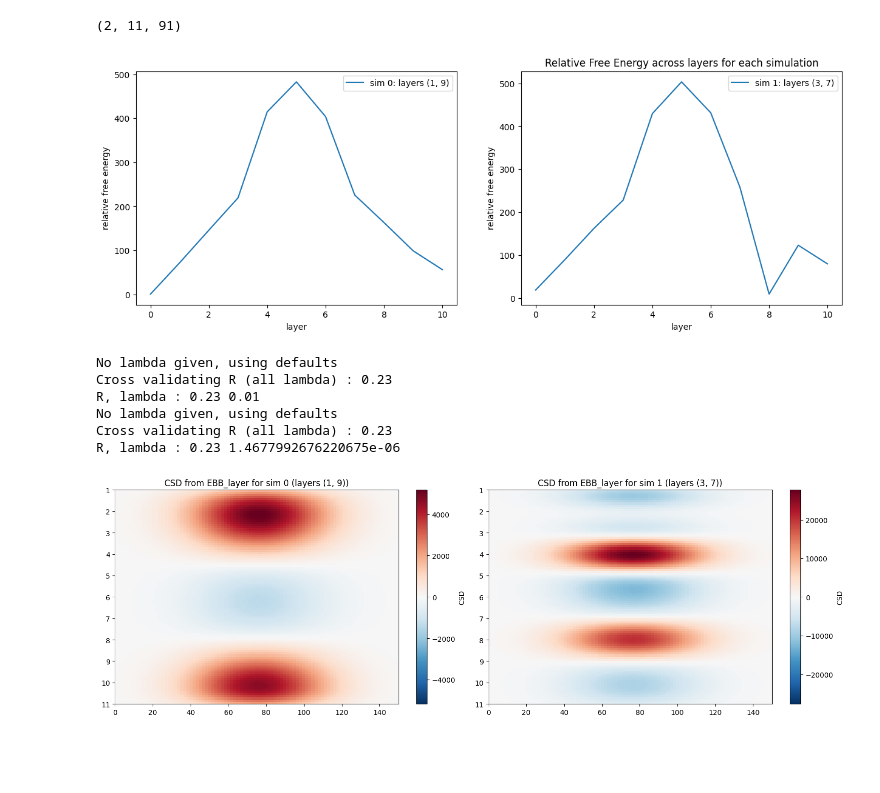
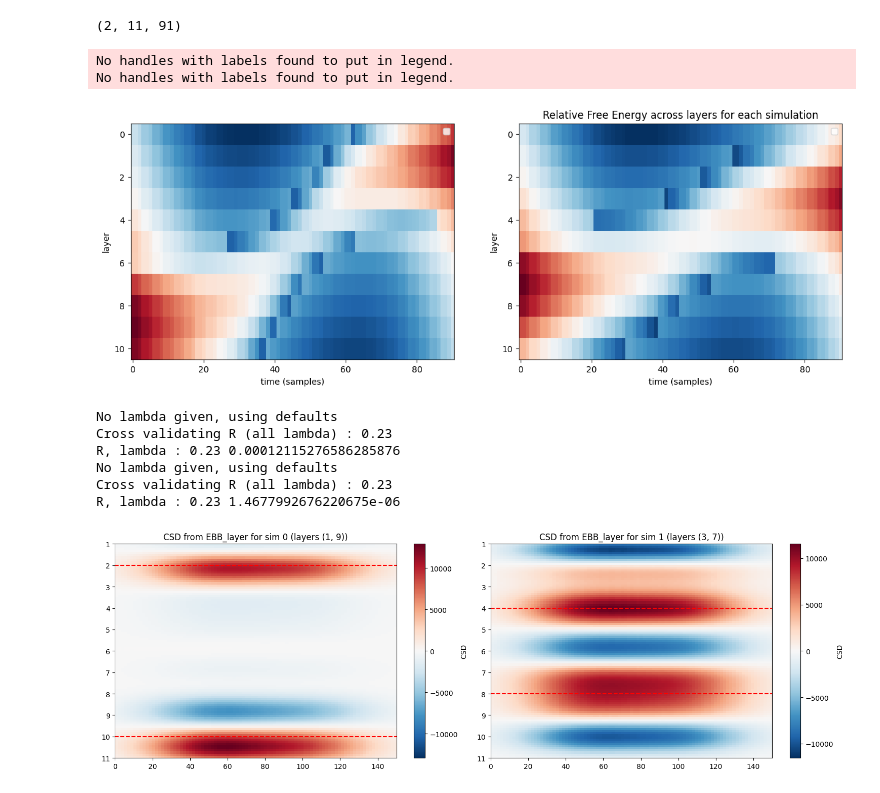
Before and after one commit to solenegailhard/laminar_csd_method, a Jupyter notebook: simulations/2_double_dipole/2_consecutive/cluster/check_single_sim_res.ipynb, the cells around one changed output. Cells and saved outputs as stored; diff of their text form; code cells hidden in the pictures; blank space fills up the shorter version.

Commit message:
added param signal width

```diff
--- a/simulations/2_double_dipole/2_consecutive/cluster/check_single_sim_res.ipynb
+++ b/simulations/2_double_dipole/2_consecutive/cluster/check_single_sim_res.ipynb
@@ -10,8 +10,7 @@ from lameg.laminar import compute_csd
 from lameg.viz import plot_csd
 # %%
 filepath = '/home/sgailhard/Documents/laminar_meg/laminar_csd_method/simulations/2_double_dipole/2_consecutive/cluster/sim_2_consec_sources'
-#filename = 'vx27692_2_consec_sources_tmp_dist25win_size25.pickle'
-filename = 'vx27692_2_consec_sources_tmp_dist10win_size10.pickle'
+filename = 'vx27692_2_consec_sources_width25_tmp_dist50_win_size50.pickle'
 
 with open(os.path.join(filepath, filename), 'rb') as f:
     data = pickle.load(f)
@@ -61,14 +60,16 @@ relativeFs.shape #(n_sim, n_layers)
 # %%
 fig, ax = plt.subplots(1, relativeFs.shape[0], figsize=(15, 5))
 for i in range(relativeFs.shape[0]):
-    ax[i].plot(relativeFs[i, :, 45], label=f'sim {i}: layers {data["sim_layers"][i]}')
-    ax[i].set_xlabel('layer')
-    ax[i].set_ylabel('relative free energy')
+    plot = ax[i].imshow(relativeFs[i], cmap="RdBu_r", aspect='auto')
+    ax[i].set_xlabel('time (samples)')
+    ax[i].set_ylabel('layer')
     ax[i].legend()
 plt.title('Relative Free Energy across layers for each simulation')
 plt.show()
 # %% [output]
+No handles with labels found to put in legend.
+No handles with labels found to put in legend.
-[figure, old version]
+[figure, new version]
 # %%
 # get the ebb matrix
 sfreq = data['sfreq']
@@ -81,7 +82,7 @@ csd_ebb = np.array([
 # %% [output]
 No lambda given, using defaults
 Cross validating R (all lambda) : 0.23
-R, lambda : 0.23 0.01
+R, lambda : 0.23 0.00012115276586285876
 No lambda given, using defaults
 Cross validating R (all lambda) : 0.23
 R, lambda : 0.23 1.4677992676220675e-06
@@ -90,8 +91,10 @@ fig, ax = plt.subplots(1, csd_ebb.shape[0], figsize=(15, 5))
 for sim_idx in range(csd_ebb.shape[0]):
     plot_csd(csd_ebb[sim_idx, :], data["time"], ax[sim_idx])
     ax[sim_idx].set_title(f'CSD from EBB_layer for sim {sim_idx} (layers {data["sim_layers"][sim_idx]})')
+    for layer in data["sim_layers"][sim_idx]:
+        ax[sim_idx].axhline(layer/(n_layers-1), color='red', linestyle='--')
 # %% [output]
-[figure, old version]
+[figure, new version]
 # %%
 # get the ebb_layer matrix
 ebb_layer_matrix = data['ts_slidwd_ebb_layer']      # (n_sim, n_layers)
```
Also changed, not shown: parts of 4 cells of this notebook, 1 other file.
